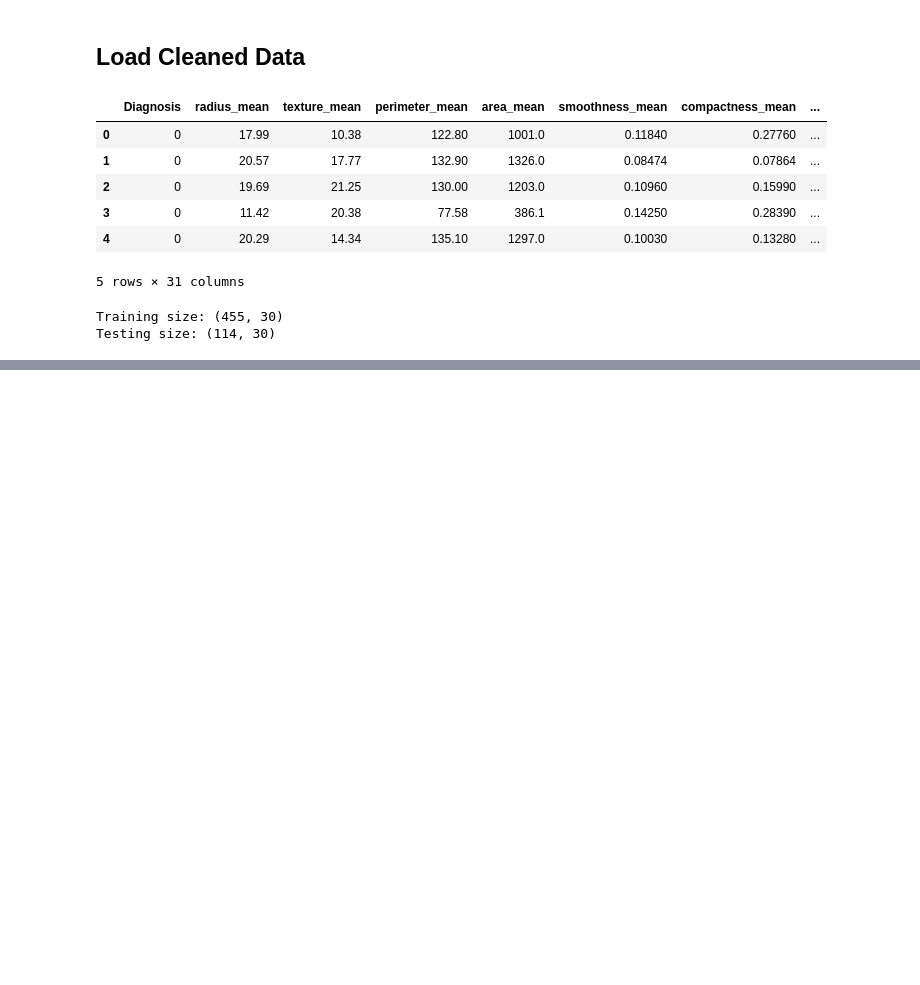
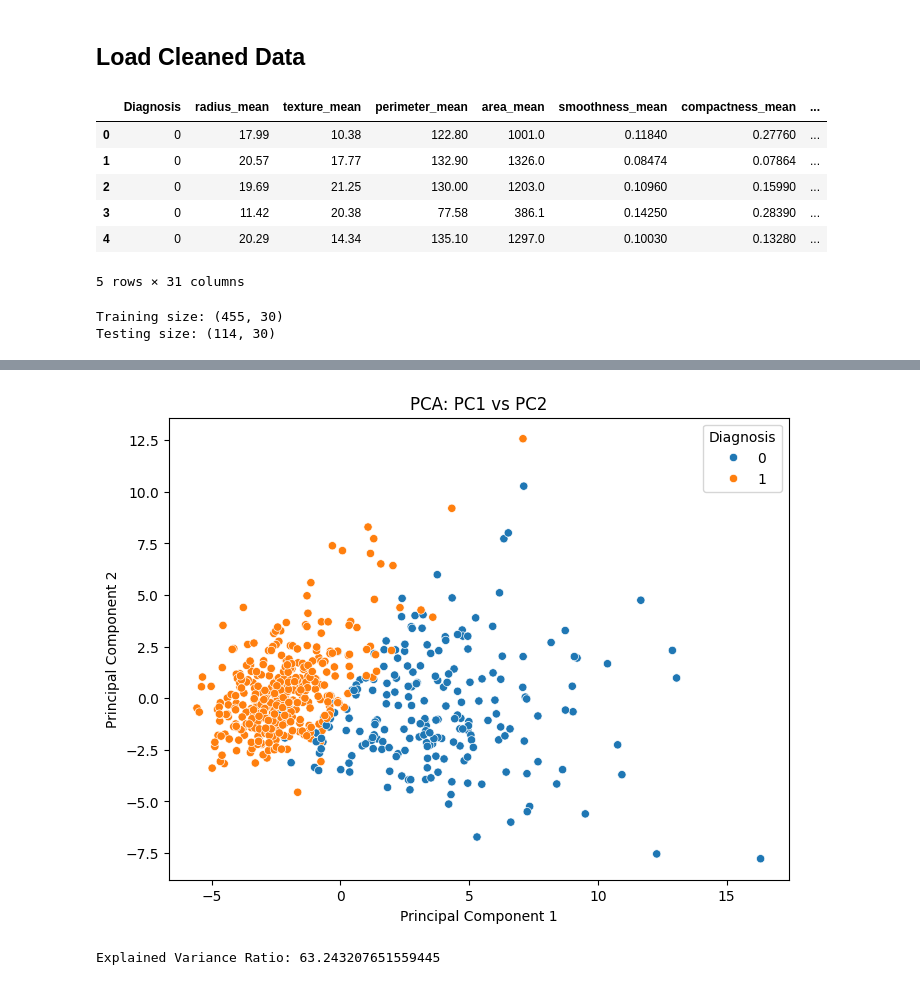
Before and after one commit to AnuradhaAbeyweera/ML-Assignment-MS26914596, a Jupyter notebook: Note Books/03_preprocessing.ipynb, the cells around one changed output, grey strips where cells are left out. Saved outputs shown, nothing was run; the diff lists cells and outputs as text; code cells hidden in the pictures; blank space fills up the shorter version.

```diff
--- a/Note Books/03_preprocessing.ipynb
+++ b/Note Books/03_preprocessing.ipynb
@@ -90,2 +88,32 @@ plt.show()
+# %%
+#  Apply PCA (2 components)
+pca = PCA(n_components=2)
+X_pca = pca.fit_transform(X_scaled)
+
+#  Create a new DataFrame for PCA results
+pca_df = pd.DataFrame(data=X_pca, columns=['PC1', 'PC2'])
+pca_df['Diagnosis'] = y
+
+#  Plot PCA scatter plot
+plt.figure(figsize=(8, 6))
+sns.scatterplot(
+    x='PC1',
+    y='PC2',
+    hue='Diagnosis',
+    data=pca_df,
+    palette='tab10'
+)
+
+plt.title("PCA: PC1 vs PC2")
+plt.xlabel("Principal Component 1")
+plt.ylabel("Principal Component 2")
+
+plt.show()
+
+#  Variance explained
+print("Explained Variance Ratio:", sum(pca.explained_variance_ratio_)*100)
+# %% [output]
+[figure, added]
+Explained Variance Ratio: 63.243207651559445
 # %%
 # Save Processed Data
```
Also changed, not shown: parts of 7 cells of this notebook.
